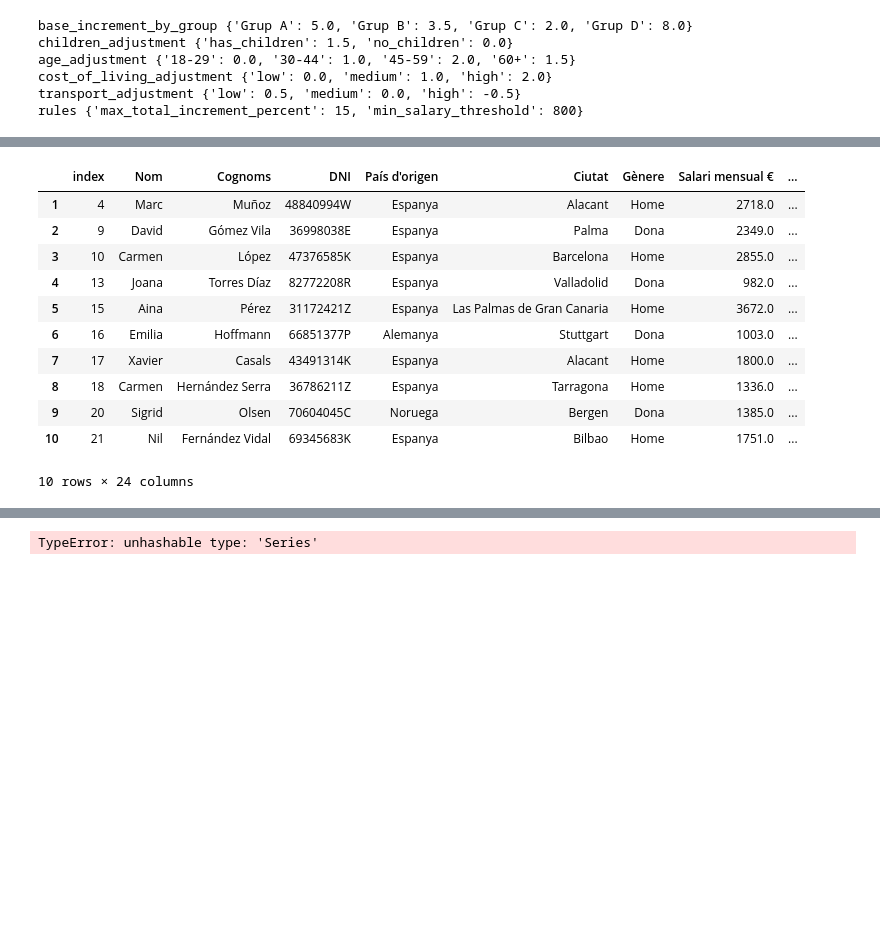
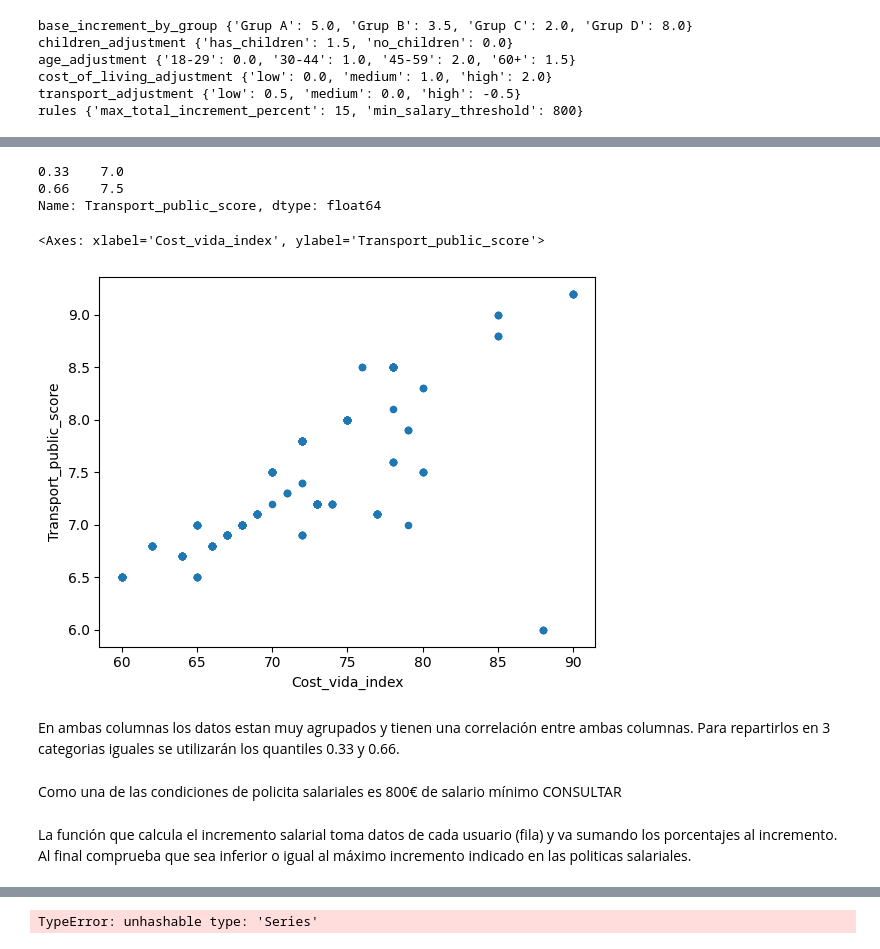
Before and after one commit to noelcarrionmatias/IT_Data, a Jupyter notebook: Especializacion/8_Sprint/ejercicios_s8.ipynb, the cells around one changed output, grey strips where cells are left out. Drawn from its saved outputs; the diff is of its cells as text; code cells hidden in the pictures; blank space fills up the shorter version.

```diff
--- a/Especializacion/8_Sprint/ejercicios_s8.ipynb
+++ b/Especializacion/8_Sprint/ejercicios_s8.ipynb
@@ -1985,40 +2013,61 @@ np.int64(3)
+# %%
+dataset_s8['Transport_public_score'].quantile([0.33,0.66])
+# %% [output]
+0.33    7.0
+0.66    7.5
+Name: Transport_public_score, dtype: float64
+# %%
+dataset_s8.plot.scatter(
+    x='Cost_vida_index',
+    y='Transport_public_score'
+)
+# %% [output]
+<Axes: xlabel='Cost_vida_index', ylabel='Transport_public_score'>
+[figure, added]
+# %% [markdown]
+En ambas columnas los datos estan muy agrupados y tienen una correlación entre ambas columnas. Para repartirlos en 3 categorias iguales se utilizarán los quantiles 0.33 y 0.66.
+# %% [markdown]
+Como una de las condiciones de policita salariales es 800€ de salario mínimo CONSULTAR
+# %% [markdown]
+La función que calcula el incremento salarial toma datos de cada usuario (fila) y va sumando los porcentajes al incremento. Al final comprueba que sea inferior o igual al máximo incremento indicado en las politicas salariales.
 # %%
 def calcular_incremento_salarial(fila):
     incremento = 0
+
     # grupo professional
-    if fila['Grup Professional'] in politica_salarial['base_increment_by_group']:
+    if pd.notna(fila['Grup Professional']) and fila['Grup Professional'] in politica_salarial['base_increment_by_group']:
         incremento += politica_salarial['base_increment_by_group'][fila['Grup Professional']]
 
     # nombre de hijos
-    if fila['Nombre fills'] > 0:
+    if pd.notna(fila['Nombre fills']) and fila['Nombre fills'] > 0:
         incremento += politica_salarial['children_adjustment']['has_children']
 
     # edad
-    if 30 <= fila['Edat'] <= 44:
+    if pd.notna(fila['Edat']) and 30 <= fila['Edat'] <= 44:
         incremento += politica_salarial['age_adjustment']['30-44']
-    elif 45 <= fila['Edat'] <= 59:
+    elif pd.notna(fila['Edat']) and 45 <= fila['Edat'] <= 59:
         incremento += politica_salarial['age_adjustment']['45-59']
-    elif fila['Edat'] <= 60:
+    elif pd.notna(fila['Edat']) and fila['Edat'] >= 60:
         incremento += politica_salarial['age_adjustment']['60+']
 
     #coste de vida
-    if fila['Cost_vida_index']
+    if pd.notna(fila['Cost_vida_index']) and fila['Cost_vida_index'] <= dataset_s8['Cost_vida_index'].quantile(0.33):
+        incremento += politica_salarial['cost_of_living_adjustment']['low']
+    if pd.notna(fila['Cost_vida_index']) and dataset_s8['Cost_vida_index'].quantile(0.33) < fila['Cost_vida_index'] <= dataset_s8['Cost_vida_index'].quantile(0.66):
+        incremento += politica_salarial['cost_of_living_adjustment']['medium']
+    if pd.notna(fila['Cost_vida_index']) and dataset_s8['Cost_vida_index'].quantile(0.66) < fila['Cost_vida_index']:
+        incremento += politica_salarial['cost_of_living_adjustment']['high']
+
+    # ajuste transporte
+    if pd.notna(fila['Transport_public_score']) and fila['Transport_public_score'] <= dataset_s8['Transport_public_score'].quantile(0.33):
+        incremento += politica_salarial['transport_adjustment']['low']
+    if pd.notna(fila['Transport_public_score']) and dataset_s8['Transport_public_score'].quantile(0.33) < fila['Transport_public_score'] <= dataset_s8['Transport_public_score'].quantile(0.66):
+        incremento += politica_salarial['transport_adjustment']['medium']
+    if pd.notna(fila['Transport_public_score']) and dataset_s8['Transport_public_score'].quantile(0.66) < fila['Transport_public_score']:
+        incremento += politica_salarial['transport_adjustment']['high']
+
+    # max increment
+    if incremento > politica_salarial['rules']['max_total_increment_percent']:
+        incremento = politica_salarial['rules']['max_total_increment_percent']
 
     return incremento
-
-prueba_dataset = dataset_s8.loc[1:10]
-prueba_dataset['incremento'] = prueba_dataset.apply(calcular_incremento_salarial, axis=1)
-prueba_dataset
-# %% [output]
-|  | index | Nom | Cognoms | DNI | País d'origen | Ciutat | Gènere | Salari mensual € | ... |
-| 1 | 4 | Marc | Muñoz | 48840994W | Espanya | Alacant | Home | 2718.0 | ... |
-| 2 | 9 | David | Gómez Vila | 36998038E | Espanya | Palma | Dona | 2349.0 | ... |
-| 3 | 10 | Carmen | López | 47376585K | Espanya | Barcelona | Home | 2855.0 | ... |
-| 4 | 13 | Joana | Torres Díaz | 82772208R | Espanya | Valladolid | Dona | 982.0 | ... |
-| 5 | 15 | Aina | Pérez | 31172421Z | Espanya | Las Palmas de Gran Canaria | Home | 3672.0 | ... |
-| 6 | 16 | Emilia | Hoffmann | 66851377P | Alemanya | Stuttgart | Dona | 1003.0 | ... |
-| 7 | 17 | Xavier | Casals | 43491314K | Espanya | Alacant | Home | 1800.0 | ... |
-| 8 | 18 | Carmen | Hernández Serra | 36786211Z | Espanya | Tarragona | Home | 1336.0 | ... |
-| 9 | 20 | Sigrid | Olsen | 70604045C | Noruega | Bergen | Dona | 1385.0 | ... |
-| 10 | 21 | Nil | Fernández Vidal | 69345683K | Espanya | Bilbao | Home | 1751.0 | ... |
-10 rows × 24 columns
```
Also changed, not shown: parts of 46 cells of this notebook.
